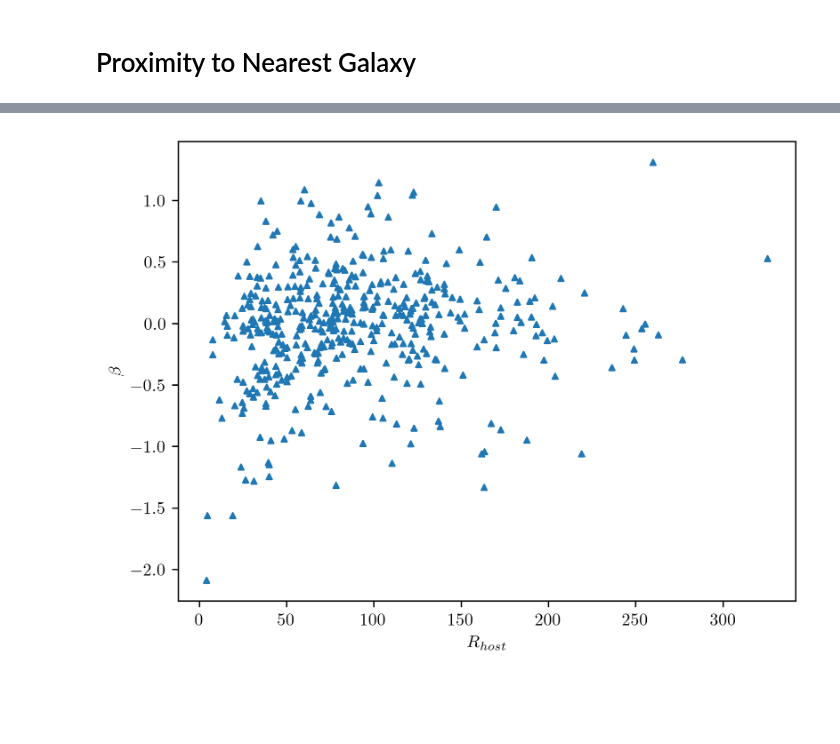
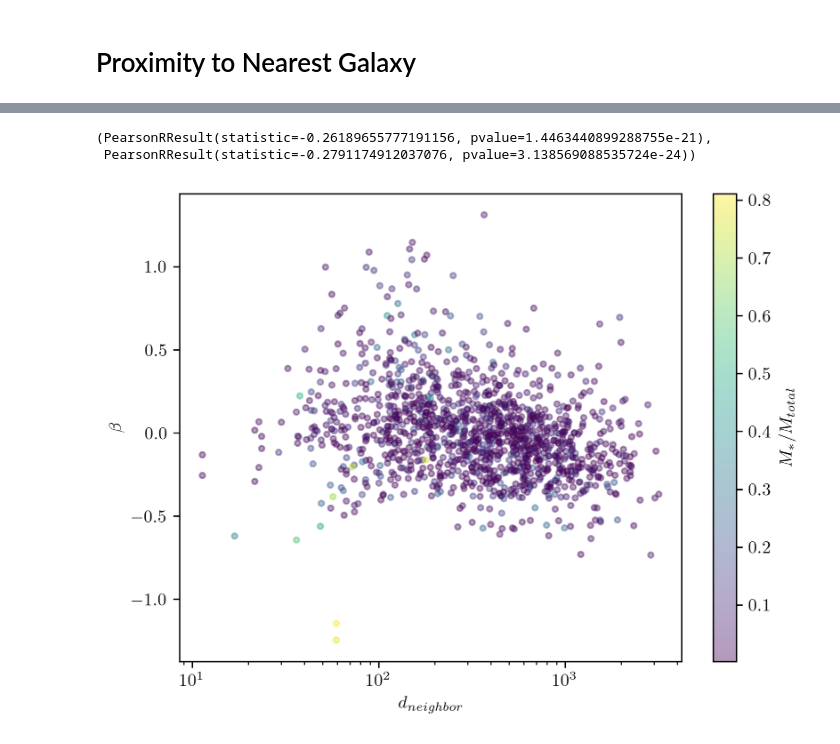
Before and after one commit to mkzeender/thesis, a Jupyter notebook: nearest_galaxy.ipynb, the cells around one changed output, grey strips where cells are left out. Drawn from its saved outputs; the diff is of its cells as text; code cells hidden in the pictures; blank space fills up the shorter version.

```diff
--- a/nearest_galaxy.ipynb
+++ b/nearest_galaxy.ipynb
@@ -159,16 +171,58 @@ fig.savefig('out.png')
-# %%
-fig, ax = plt.subplots()
-
-ax.scatter(
-    dat[s_filt]['prox_to_nearest'],
-    dat[s_filt]['log_power_regression_r50'],
-    s=10,
-    marker='^'
-)
-
-ax.set_xlabel(r'$R_{host}$')
-ax.set_ylabel(r'$\beta$')
-
-ax.set_label('Mass-Size Deviation and $R_{host}$')
-# %% [output]
-[figure, removed]
+# %%
+fig, (ax1) = plt.subplots()
+
+# fig.set_figwidth(12)
+# fig.set_figheight(4)
+
+_scatter = ax1.scatter(
+    dat[d_filt]['d_comoving'] / h,
+    dat[d_filt]['beta_r50'],
+    s=10,
+    marker='o',
+    c=dat[d_filt]['M_*/M_tot'],
+    alpha=0.4
+)
+
+ax1.set_xlabel(r'$d_{neighbor}$')
+ax1.set_ylabel(r'$\beta$')
+
+ax1.set_xscale('log')
+
+
+# ax2.scatter(
+#     dat[d_filt]['d_comoving'] / dat[d_filt]['rvir_nearest'],
+#     dat[d_filt]['beta_r50'],
+#     s=10,
+#     marker='^',
+#     c=dat[d_filt]['M_*/M_tot']
+# )
+
+# ax2.set_xlabel(r'$d_{neighbor}/R_{vir}$')
+# ax2.set_ylabel(r'$\beta$')
+
+# ax2.set_xscale('log')
+
+
+cbar = fig.colorbar(_scatter, ax=[ax1])
+cbar.set_label(r'$M_*/M_{total}$')
+
+
+fig.savefig('paper/figs/me/beta-d_nearest.pdf')
+
+
+vir_filt = d_filt & (dat[d_filt]['d_comoving']/ dat[d_filt]['rvir_nearest'] > 0.2)
+
+(
+    pearsonr(
+        np.log(dat[d_filt]['d_comoving'] /h),
+        dat[d_filt]['beta_r50']
+    ),
+    pearsonr(
+        np.log(dat[vir_filt]['d_comoving']),
+        dat[vir_filt]['beta_r50']
+    )
+)
+# %% [output]
+(PearsonRResult(statistic=-0.26189655777191156, pvalue=1.4463440899288755e-21),
+ PearsonRResult(statistic=-0.2791174912037076, pvalue=3.138569088535724e-24))
+[figure, added]
```
Also changed, not shown: parts of 10 cells of this notebook, 5 other files.
